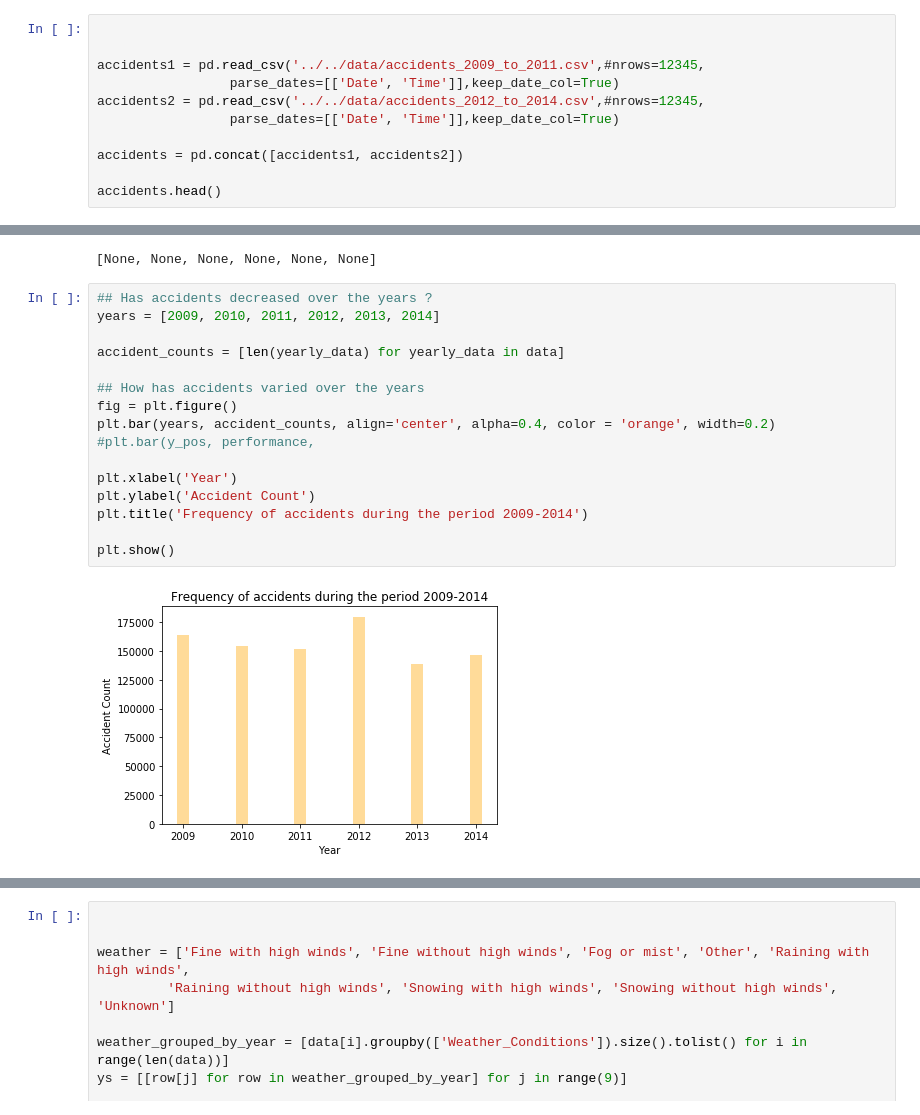
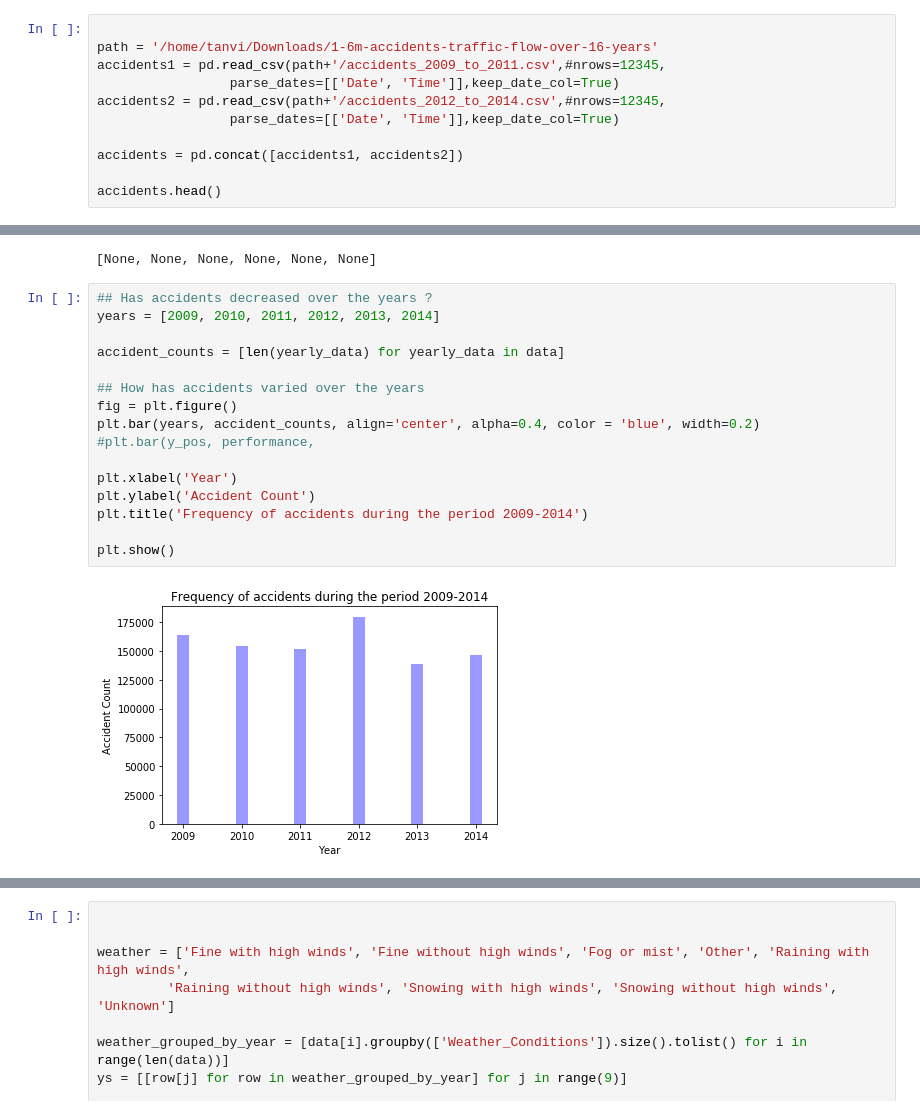
Before and after one commit to tanviranadive/analysis_practice, a Jupyter notebook: code/exploratory_analysis/Anaconda_nb.ipynb, the cells around one changed output, grey strips where cells are left out. Drawn from its saved outputs; the diff is of its cells as text.

```diff
--- a/code/exploratory_analysis/Anaconda_nb.ipynb
+++ b/code/exploratory_analysis/Anaconda_nb.ipynb
@@ -15,10 +13,10 @@ cols_keep = ['Accident_Severity', 'Date','Time', 'Latitude','Longitude',
             'LSOA_of_Accident_Location', 'Number_of_Casualties', "1st_Road_Number","2nd_Road_Number"]
 # %%
 
-
-accidents1 = pd.read_csv('../../data/accidents_2009_to_2011.csv',#nrows=12345,
+path = '/home/tanvi/Downloads/1-6m-accidents-traffic-flow-over-16-years'
+accidents1 = pd.read_csv(path+'/accidents_2009_to_2011.csv',#nrows=12345,
                  parse_dates=[['Date', 'Time']],keep_date_col=True)
-accidents2 = pd.read_csv('../../data/accidents_2012_to_2014.csv',#nrows=12345,
+accidents2 = pd.read_csv(path+'/accidents_2012_to_2014.csv',#nrows=12345,
                  parse_dates=[['Date', 'Time']],keep_date_col=True)
 
 accidents = pd.concat([accidents1, accidents2])
@@ -41,18 +39,18 @@ data = []
 # %%
 ## Has accidents decreased over the years ?
 years = [2009, 2010, 2011, 2012, 2013, 2014]
 
 accident_counts = [len(yearly_data) for yearly_data in data]
 
 ## How has accidents varied over the years
 fig = plt.figure()
-plt.bar(years, accident_counts, align='center', alpha=0.4, color = 'orange', width=0.2)
+plt.bar(years, accident_counts, align='center', alpha=0.4, color = 'blue', width=0.2)
 #plt.bar(y_pos, performance,
 
 plt.xlabel('Year')
 plt.ylabel('Accident Count')
 plt.title('Frequency of accidents during the period 2009-2014')
 
 plt.show()
 # %% [output]
-[figure, old version]
+[figure, new version]
```
Also changed, not shown: parts of 3 cells of this notebook, 6 other files.
